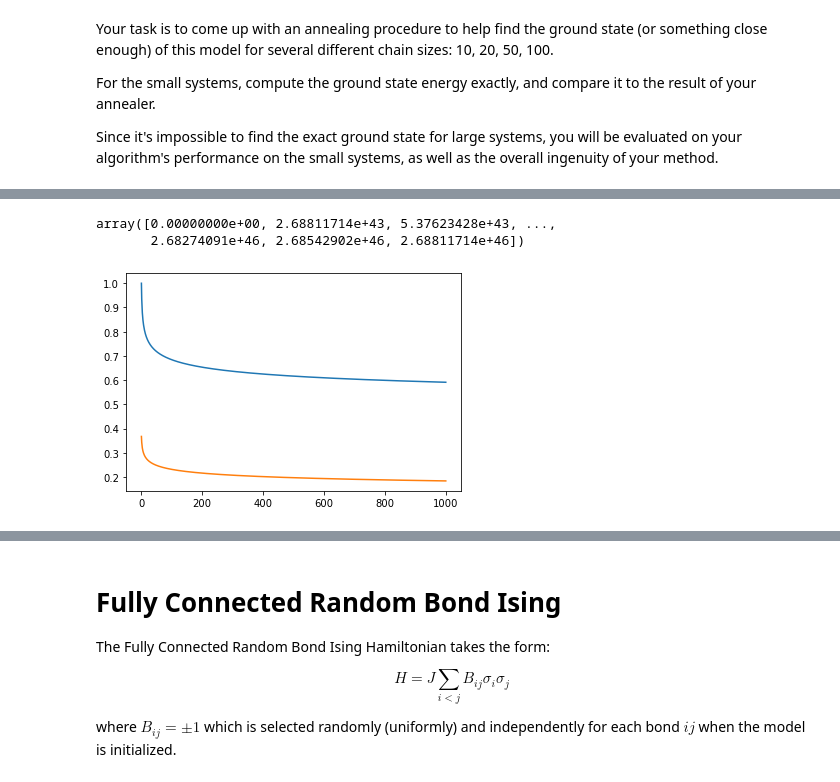
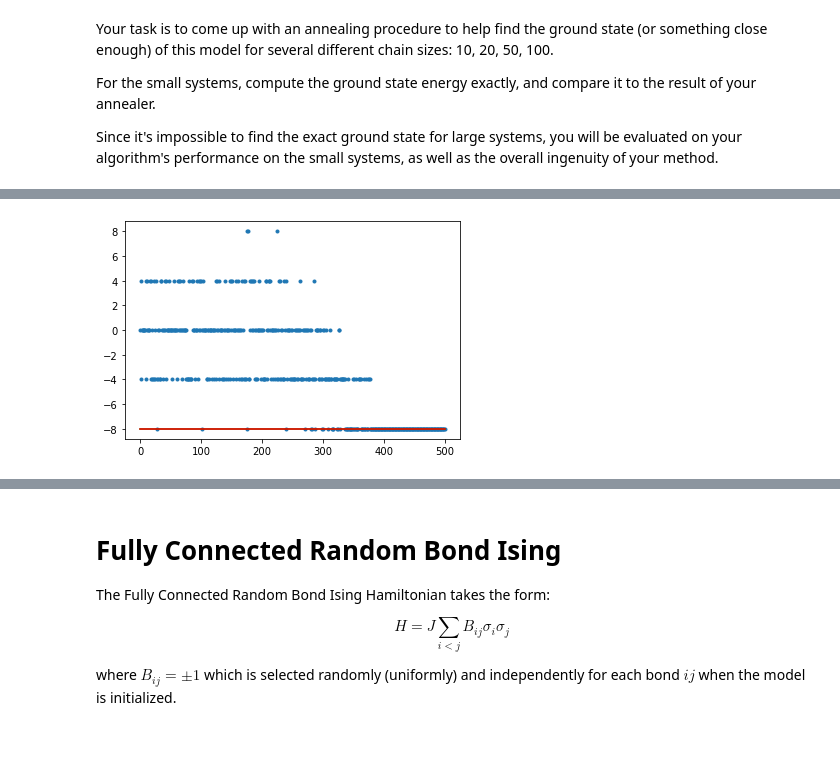
Before and after one commit to shukob/CohortProject_2020, a Jupyter notebook: Project_4_Ising_Annealer/Task_2.ipynb, the cells around one changed output, grey strips where cells are left out. Saved outputs shown, nothing was run; the diff lists cells and outputs as text; code cells hidden in the pictures; blank space fills up the shorter version.

```diff
--- a/Project_4_Ising_Annealer/Task_2.ipynb
+++ b/Project_4_Ising_Annealer/Task_2.ipynb
@@ -211,34 +247,18 @@ plt.show()
-# %%
-step = np.exp(10/0.1)
-t = np.arange(0, N+1) * step
-t
-# %% [output]
-array([0.00000000e+00, 2.68811714e+43, 5.37623428e+43, ...,
-       2.68274091e+46, 2.68542902e+46, 2.68811714e+46])
-# %%
-Ts = T_i / np.log(t - 1)
-Ts = log_schedule(10, 1, 1000)
-Ts
-# %%
-Probs = np.exp(- 1.0 / Ts)
-plt.plot(range(len(Ts)),Ts)
-plt.plot(range(len(Probs)), Probs)
-plt.show()
-# %% [output]
-[figure, removed]
 # %%
 def calc_once(ising, Ts, include_exact=True):
 
     # ising.method = 'metropolis'
     Es = anneal(ising, Ts)
     Ea = min(Es)
 
-    plt.plot(np.arange(len(Es)), Es)
+    plt.plot(np.arange(len(Es)), Es,'.')
     plt.plot(np.arange(len(Ts)), np.repeat(Ea, len(Ts)), color='g')
     if include_exact:
         Et = ising.exact()
         plt.plot(np.arange(len(Ts)), np.repeat(Et, len(Ts)), color='r')
     plt.show()
 
 ising = RandomBondIsing1DPBC(10, J=1.)
-calc_once(ising, exp_schedule(400, 0.01, 500))
+calc_once(ising, exp_schedule(400, 0.1, 500))
+# %% [output]
+[figure, added]
```
Also changed, not shown: parts of 37 cells of this notebook, 1 other file.
